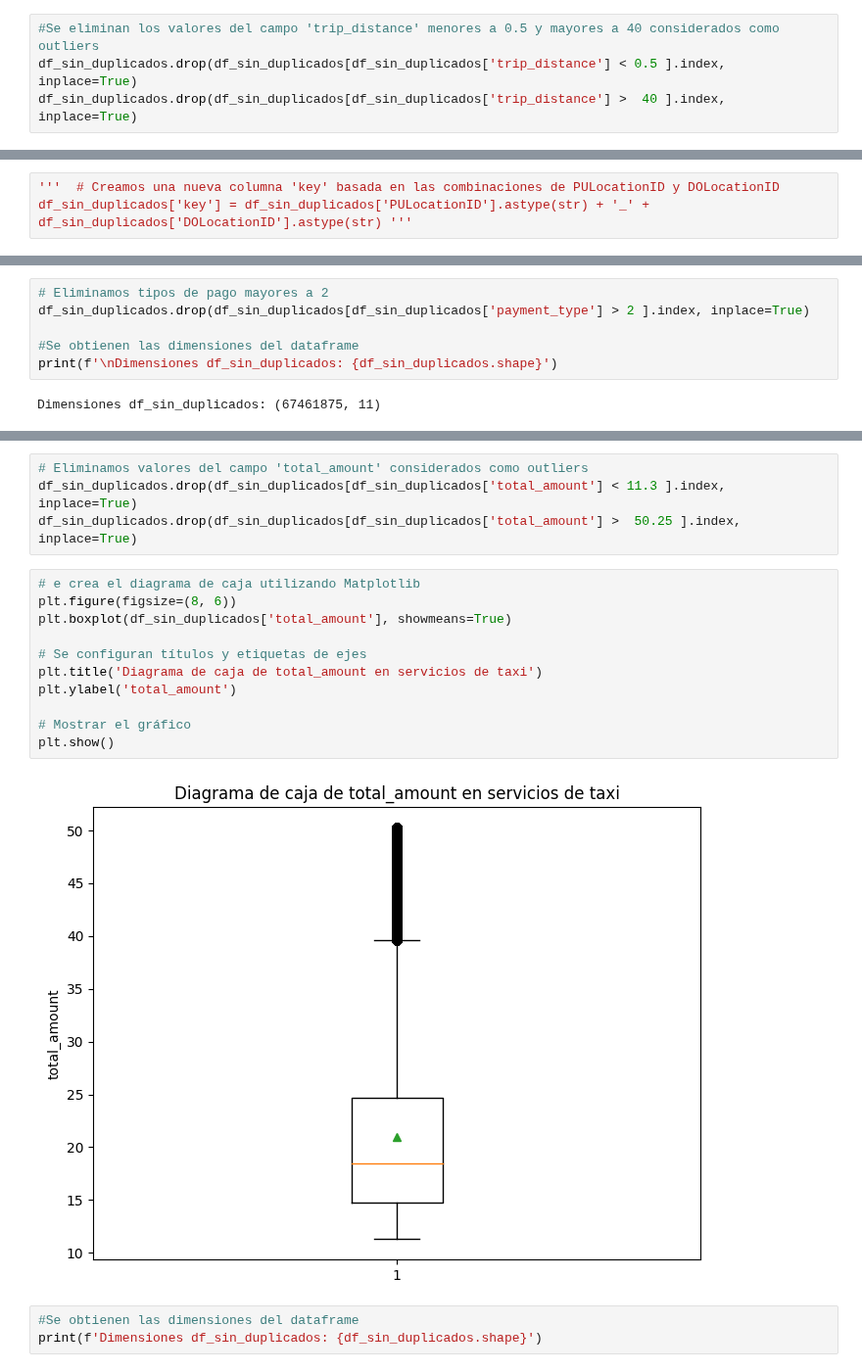
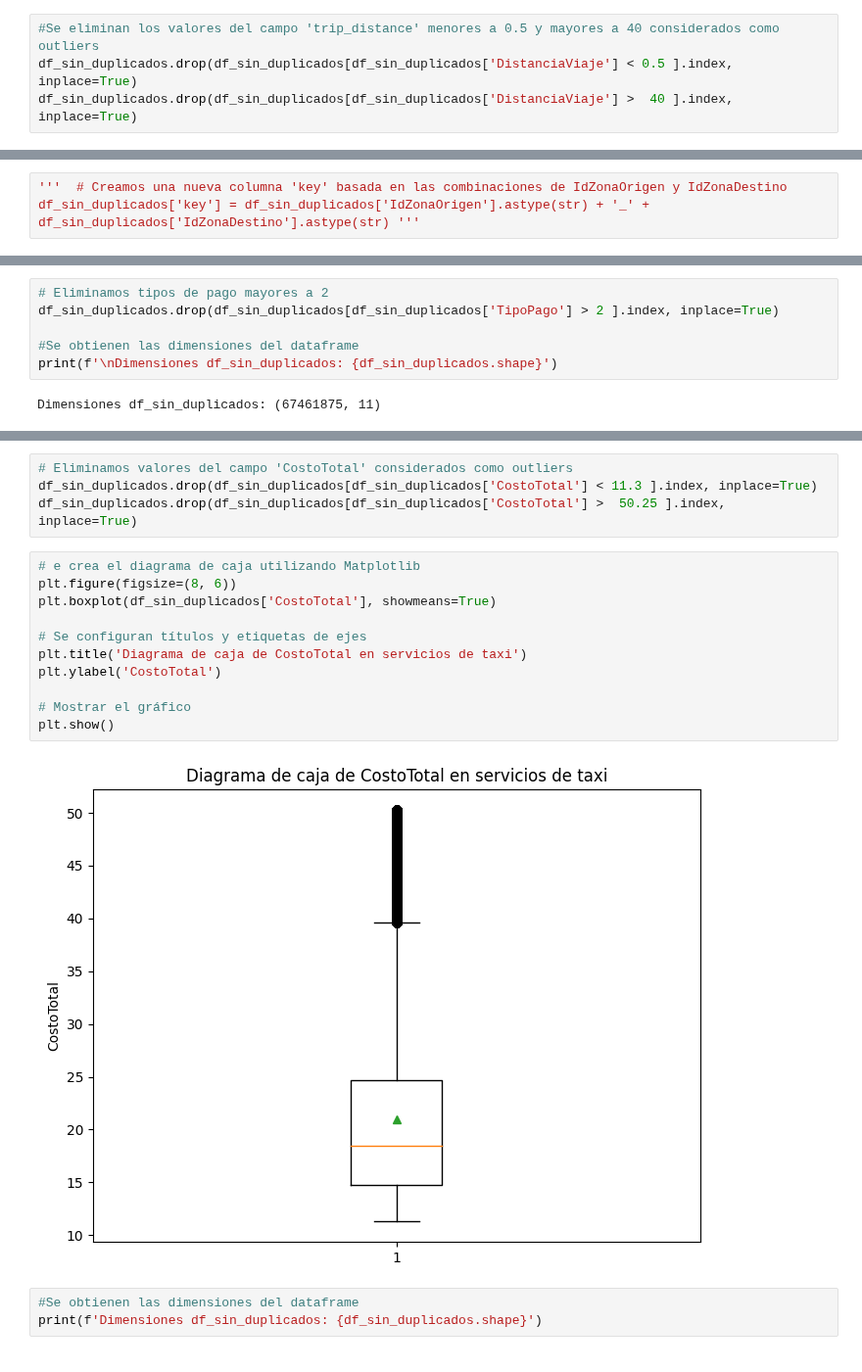
Before and after one commit to clblommberg/MVP_ML_TransporteNY, a Jupyter notebook: notebooks/02_EDA/02 EDA taxis.ipynb, the cells around one changed output, grey strips where cells are left out. Shown at 98% size. Cells and saved outputs as stored; diff of their text form.

Commit message:
eda ambiental listo y eda taxis casi

```diff
--- a/notebooks/02_EDA/02 EDA taxis.ipynb
+++ b/notebooks/02_EDA/02 EDA taxis.ipynb
@@ -224,7 +269,7 @@ plt.show()
 [figure]
 # %%
 #Se eliminan los valores del campo 'trip_distance' menores a 0.5 y mayores a 40 considerados como outliers
-df_sin_duplicados.drop(df_sin_duplicados[df_sin_duplicados['trip_distance'] < 0.5 ].index, inplace=True)
-df_sin_duplicados.drop(df_sin_duplicados[df_sin_duplicados['trip_distance'] >  40 ].index, inplace=True)
+df_sin_duplicados.drop(df_sin_duplicados[df_sin_duplicados['DistanciaViaje'] < 0.5 ].index, inplace=True)
+df_sin_duplicados.drop(df_sin_duplicados[df_sin_duplicados['DistanciaViaje'] >  40 ].index, inplace=True)
 # %%
 # Se calcula la media, mediana, desviación estándar, mínimo y máximo de la columna 'trip_distance'
@@ -304,6 +349,6 @@ plt.show()
 # %%
-'''  # Creamos una nueva columna 'key' basada en las combinaciones de PULocationID y DOLocationID
-df_sin_duplicados['key'] = df_sin_duplicados['PULocationID'].astype(str) + '_' + df_sin_duplicados['DOLocationID'].astype(str) '''
+'''  # Creamos una nueva columna 'key' basada en las combinaciones de IdZonaOrigen y IdZonaDestino
+df_sin_duplicados['key'] = df_sin_duplicados['IdZonaOrigen'].astype(str) + '_' + df_sin_duplicados['IdZonaDestino'].astype(str) '''
 # %%
 ''' # Se obtiene el top 10 de categorías más frecuentes
 top_10_categorias = df_sin_duplicados['key'].value_counts().tail(30)
@@ -351,7 +396,7 @@ plt.show()
 [figure]
 # %%
 # Eliminamos tipos de pago mayores a 2
-df_sin_duplicados.drop(df_sin_duplicados[df_sin_duplicados['payment_type'] > 2 ].index, inplace=True)
+df_sin_duplicados.drop(df_sin_duplicados[df_sin_duplicados['TipoPago'] > 2 ].index, inplace=True)
 
 #Se obtienen las dimensiones del dataframe
 print(f'\nDimensiones df_sin_duplicados: {df_sin_duplicados.shape}')
@@ -399,22 +444,22 @@ print(cuartiles_total_amount)
 # %% [output]
 [11.3  18.59 50.25]
 # %%
-# Eliminamos valores del campo 'total_amount' considerados como outliers
-df_sin_duplicados.drop(df_sin_duplicados[df_sin_duplicados['total_amount'] < 11.3 ].index, inplace=True)
-df_sin_duplicados.drop(df_sin_duplicados[df_sin_duplicados['total_amount'] >  50.25 ].index, inplace=True)
+# Eliminamos valores del campo 'CostoTotal' considerados como outliers
+df_sin_duplicados.drop(df_sin_duplicados[df_sin_duplicados['CostoTotal'] < 11.3 ].index, inplace=True)
+df_sin_duplicados.drop(df_sin_duplicados[df_sin_duplicados['CostoTotal'] >  50.25 ].index, inplace=True)
 # %%
 # e crea el diagrama de caja utilizando Matplotlib
 plt.figure(figsize=(8, 6))
-plt.boxplot(df_sin_duplicados['total_amount'], showmeans=True)
+plt.boxplot(df_sin_duplicados['CostoTotal'], showmeans=True)
 
 # Se configuran títulos y etiquetas de ejes
-plt.title('Diagrama de caja de total_amount en servicios de taxi')
-plt.ylabel('total_amount')
+plt.title('Diagrama de caja de CostoTotal en servicios de taxi')
+plt.ylabel('CostoTotal')
 
 # Mostrar el gráfico
 plt.show()
 # %% [output]
-[figure, old version]
+[figure, new version]
 # %%
 #Se obtienen las dimensiones del dataframe
 print(f'Dimensiones df_sin_duplicados: {df_sin_duplicados.shape}')
```
Also changed, not shown: parts of 38 cells of this notebook.
